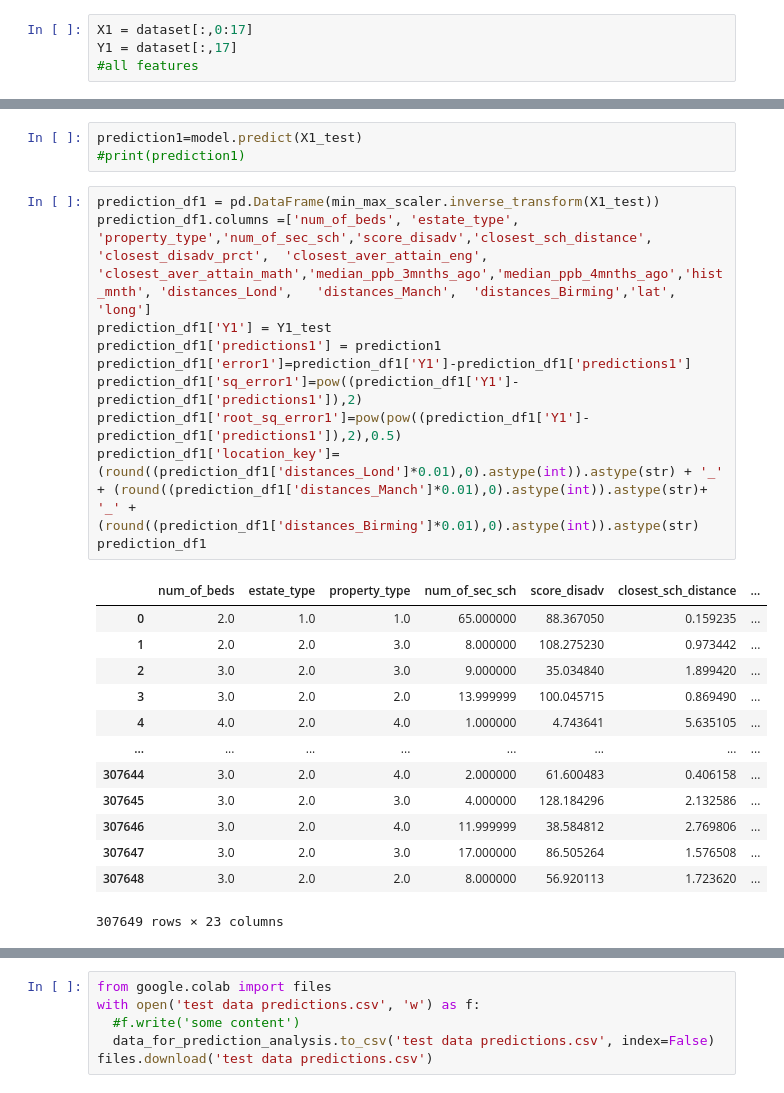
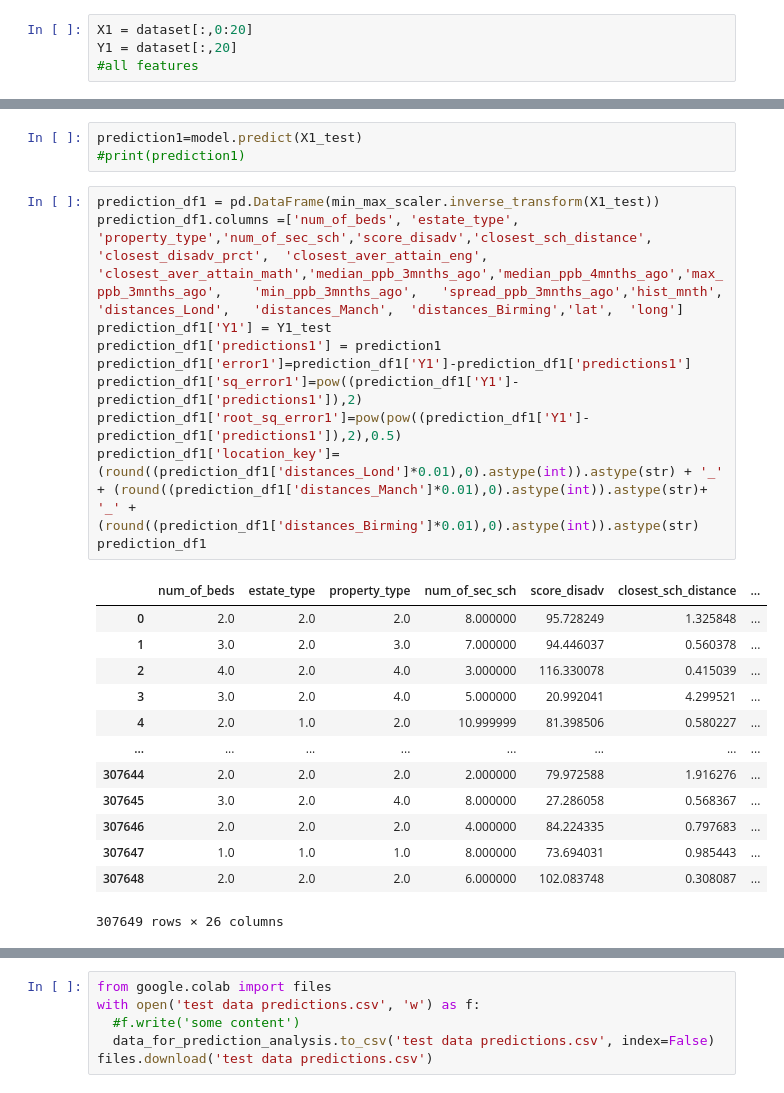
Before and after one commit to oxanaRC/CE902, a Jupyter notebook: NN.ipynb, the cells around one changed output, grey strips where cells are left out. Cells and saved outputs as stored; diff of their text form.

```diff
--- a/NN.ipynb
+++ b/NN.ipynb
@@ -143,6 +144,6 @@ array([[1, '2', '1', ..., 52.771609999999995, -1.286171, 104000.0],
 # %%
-X1 = dataset[:,0:17]
-Y1 = dataset[:,17]
+X1 = dataset[:,0:20]
+Y1 = dataset[:,20]
 #all features
 # %%
 validation_dataset=df_validation_data.values
@@ -268,28 +269,28 @@ prediction1=model.predict(X1_test)
 #print(prediction1)
 # %%
 prediction_df1 = pd.DataFrame(min_max_scaler.inverse_transform(X1_test))
-prediction_df1.columns =['num_of_beds', 'estate_type', 'property_type','num_of_sec_sch','score_disadv','closest_sch_distance', 'closest_disadv_prct',	'closest_aver_attain_eng',	'closest_aver_attain_math','median_ppb_3mnths_ago','median_ppb_4mnths_ago','hist_mnth',	'distances_Lond',	'distances_Manch',	'distances_Birming','lat',	'long']
+prediction_df1.columns =['num_of_beds', 'estate_type', 'property_type','num_of_sec_sch','score_disadv','closest_sch_distance', 'closest_disadv_prct',	'closest_aver_attain_eng',	'closest_aver_attain_math','median_ppb_3mnths_ago','median_ppb_4mnths_ago','max_ppb_3mnths_ago',	'min_ppb_3mnths_ago',	'spread_ppb_3mnths_ago','hist_mnth',	'distances_Lond',	'distances_Manch',	'distances_Birming','lat',	'long']
 prediction_df1['Y1'] = Y1_test
 prediction_df1['predictions1'] = prediction1
 prediction_df1['error1']=prediction_df1['Y1']-prediction_df1['predictions1']
 prediction_df1['sq_error1']=pow((prediction_df1['Y1']-prediction_df1['predictions1']),2)
 prediction_df1['root_sq_error1']=pow(pow((prediction_df1['Y1']-prediction_df1['predictions1']),2),0.5)
 prediction_df1['location_key']=(round((prediction_df1['distances_Lond']*0.01),0).astype(int)).astype(str) + '_' + (round((prediction_df1['distances_Manch']*0.01),0).astype(int)).astype(str)+ '_' + (round((prediction_df1['distances_Birming']*0.01),0).astype(int)).astype(str)
 prediction_df1
 # %% [output]
 |  | num_of_beds | estate_type | property_type | num_of_sec_sch | score_disadv | closest_sch_distance | ... |
-| 0 | 2.0 | 1.0 | 1.0 | 65.000000 | 88.367050 | 0.159235 | ... |
-| 1 | 2.0 | 2.0 | 3.0 | 8.000000 | 108.275230 | 0.973442 | ... |
-| 2 | 3.0 | 2.0 | 3.0 | 9.000000 | 35.034840 | 1.899420 | ... |
-| 3 | 3.0 | 2.0 | 2.0 | 13.999999 | 100.045715 | 0.869490 | ... |
-| 4 | 4.0 | 2.0 | 4.0 | 1.000000 | 4.743641 | 5.635105 | ... |
+| 0 | 2.0 | 2.0 | 2.0 | 8.000000 | 95.728249 | 1.325848 | ... |
+| 1 | 3.0 | 2.0 | 3.0 | 7.000000 | 94.446037 | 0.560378 | ... |
+| 2 | 4.0 | 2.0 | 4.0 | 3.000000 | 116.330078 | 0.415039 | ... |
+| 3 | 3.0 | 2.0 | 4.0 | 5.000000 | 20.992041 | 4.299521 | ... |
+| 4 | 2.0 | 1.0 | 2.0 | 10.999999 | 81.398506 | 0.580227 | ... |
 | ... | ... | ... | ... | ... | ... | ... | ... |
-| 307644 | 3.0 | 2.0 | 4.0 | 2.000000 | 61.600483 | 0.406158 | ... |
-| 307645 | 3.0 | 2.0 | 3.0 | 4.000000 | 128.184296 | 2.132586 | ... |
-| 307646 | 3.0 | 2.0 | 4.0 | 11.999999 | 38.584812 | 2.769806 | ... |
-| 307647 | 3.0 | 2.0 | 3.0 | 17.000000 | 86.505264 | 1.576508 | ... |
-| 307648 | 3.0 | 2.0 | 2.0 | 8.000000 | 56.920113 | 1.723620 | ... |
+| 307644 | 2.0 | 2.0 | 2.0 | 2.000000 | 79.972588 | 1.916276 | ... |
+| 307645 | 3.0 | 2.0 | 4.0 | 8.000000 | 27.286058 | 0.568367 | ... |
+| 307646 | 2.0 | 2.0 | 2.0 | 4.000000 | 84.224335 | 0.797683 | ... |
+| 307647 | 1.0 | 1.0 | 1.0 | 8.000000 | 73.694031 | 0.985443 | ... |
+| 307648 | 2.0 | 2.0 | 2.0 | 6.000000 | 102.083748 | 0.308087 | ... |
-307649 rows × 23 columns
+307649 rows × 26 columns
 # %%
 data_for_prediction_analysis = pd.merge(prediction_df1, df_location_categories, how="left", on="location_key")
 data_for_prediction_analysis['postcode_area']=data_for_prediction_analysis['postcode'].str.split(' ').str[0]
```
Also changed, not shown: parts of 27 cells of this notebook.
